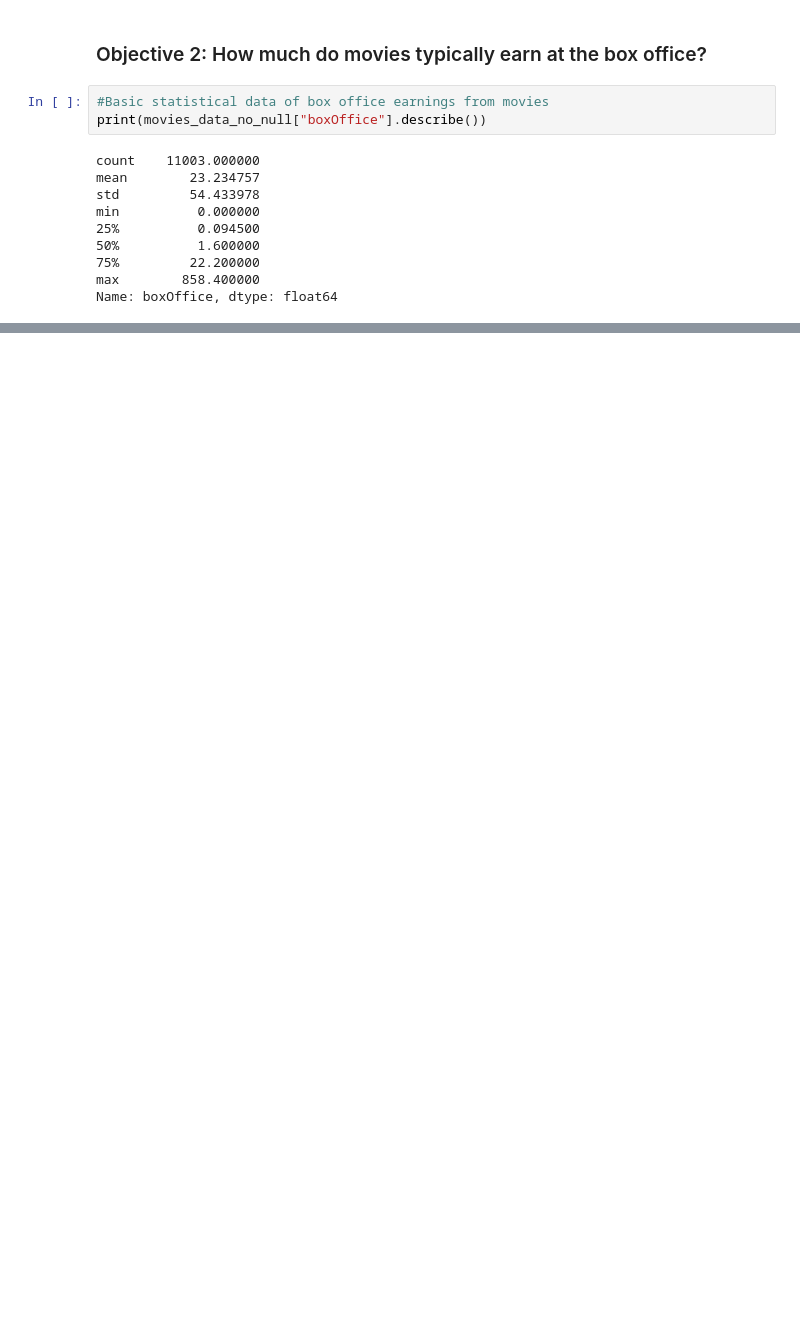
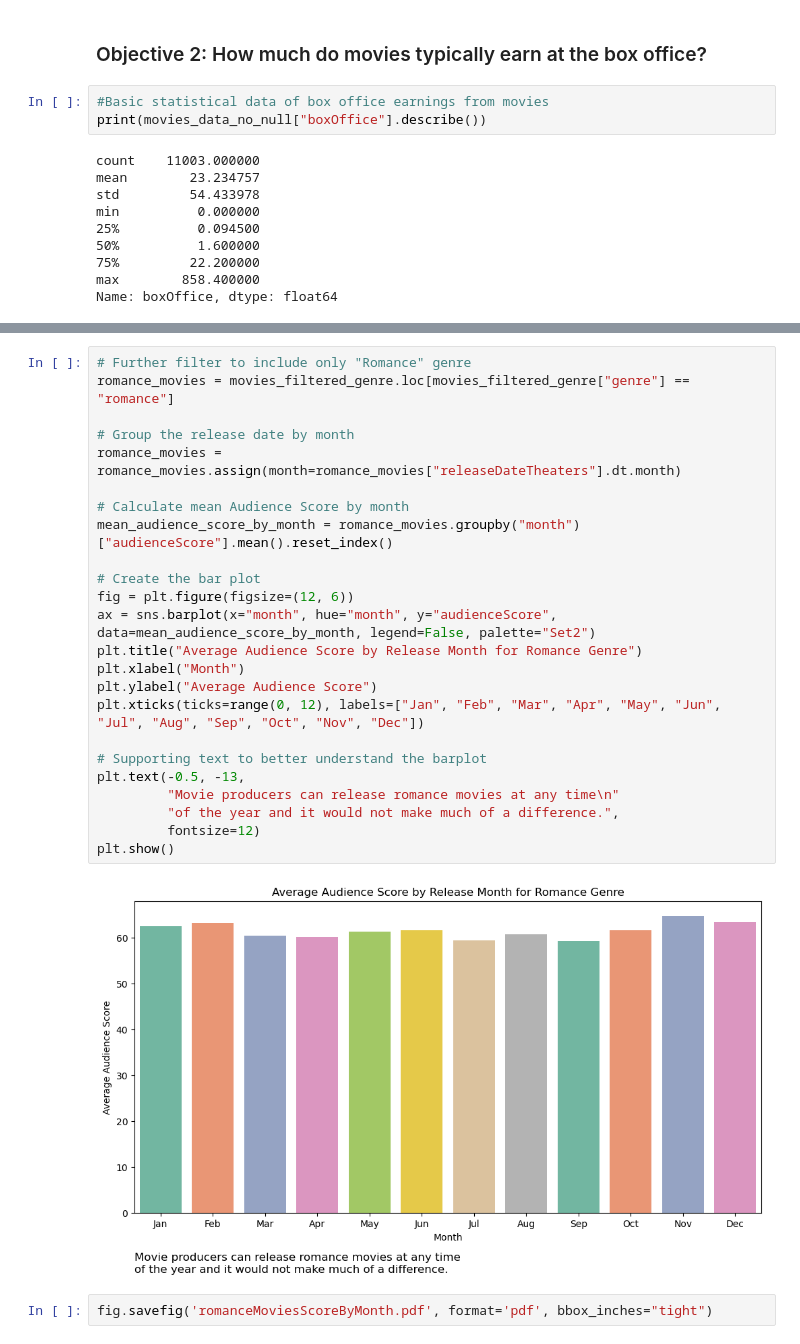
Before and after one commit to RizalSuhaimi/CodingPortfolio, a Jupyter notebook: DataAnalysis/Movies_RottenTomatoes/VisualAnalysisOfMoviesData.ipynb, the cells around one changed output, grey strips where cells are left out. Drawn from its saved outputs; the diff is of its cells as text; blank space fills up the shorter version.

```diff
--- a/DataAnalysis/Movies_RottenTomatoes/VisualAnalysisOfMoviesData.ipynb
+++ b/DataAnalysis/Movies_RottenTomatoes/VisualAnalysisOfMoviesData.ipynb
@@ -389,0 +421,28 @@ dtype: int64
+# %%
+# Further filter to include only "Romance" genre
+romance_movies = movies_filtered_genre.loc[movies_filtered_genre["genre"] == "romance"]
+
+# Group the release date by month
+romance_movies = romance_movies.assign(month=romance_movies["releaseDateTheaters"].dt.month)
+
+# Calculate mean Audience Score by month
+mean_audience_score_by_month = romance_movies.groupby("month")["audienceScore"].mean().reset_index()
+
+# Create the bar plot
+fig = plt.figure(figsize=(12, 6))
+ax = sns.barplot(x="month", hue="month", y="audienceScore", data=mean_audience_score_by_month, legend=False, palette="Set2")
+plt.title("Average Audience Score by Release Month for Romance Genre")
+plt.xlabel("Month")
+plt.ylabel("Average Audience Score")
+plt.xticks(ticks=range(0, 12), labels=["Jan", "Feb", "Mar", "Apr", "May", "Jun", "Jul", "Aug", "Sep", "Oct", "Nov", "Dec"])
+
+# Supporting text to better understand the barplot
+plt.text(-0.5, -13,
+         "Movie producers can release romance movies at any time\n"
+         "of the year and it would not make much of a difference.",
+         fontsize=12)
+plt.show()
+# %% [output]
+[figure, added]
+# %%
+fig.savefig('romanceMoviesScoreByMonth.pdf', format='pdf', bbox_inches="tight")
```
Also changed, not shown: parts of 31 cells of this notebook.
